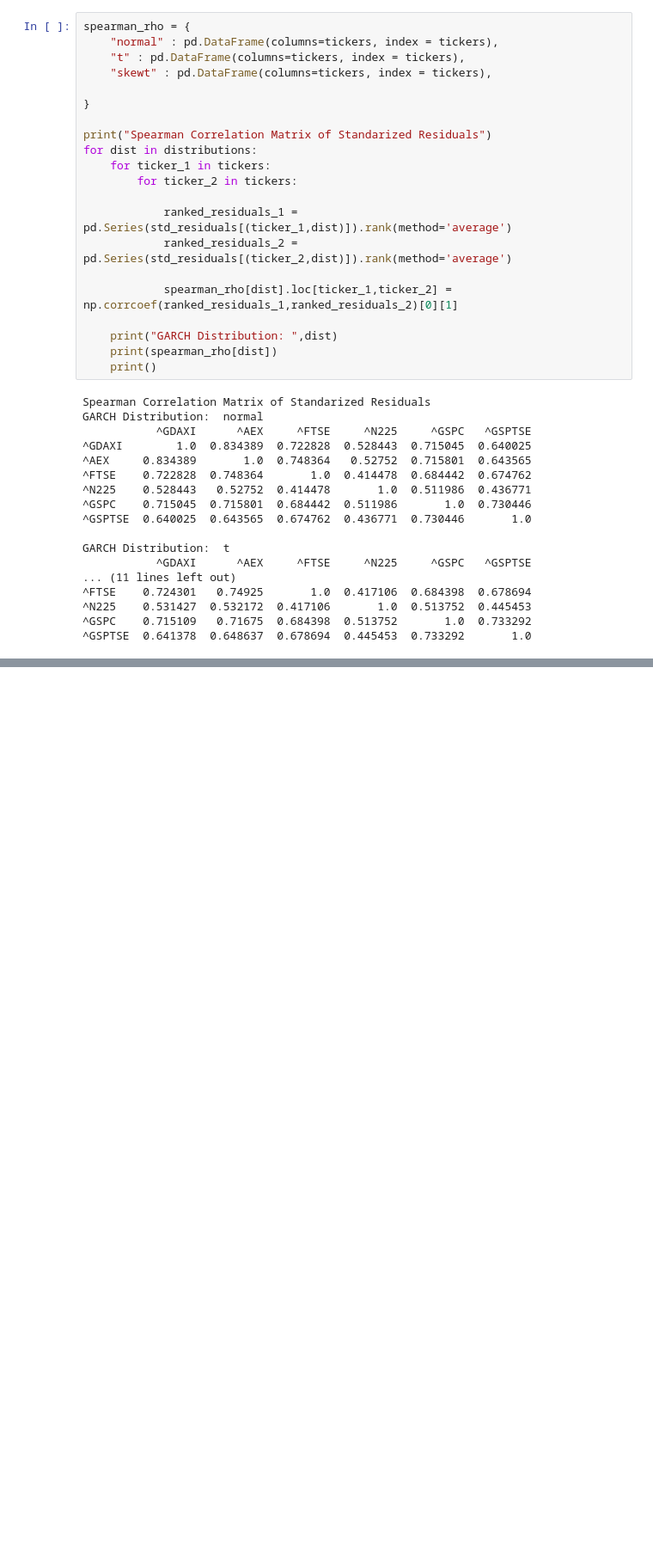
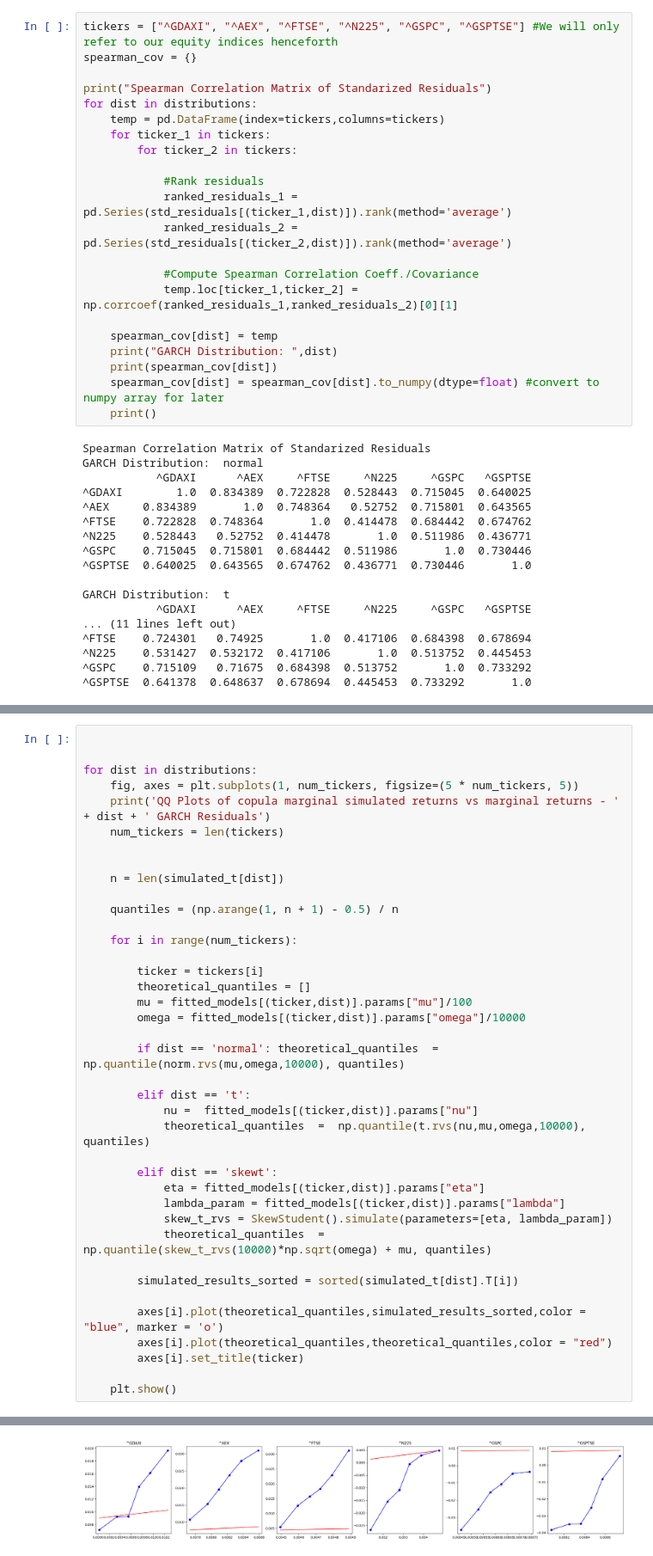
Before and after one commit to somethingwithmuffininit/GARCH-Copula-BasketModel, a Jupyter notebook: program.ipynb, the cells around one changed output, grey strips where cells are left out. Shown at 86% size. Drawn from its saved outputs; the diff is of its cells as text; blank space fills up the shorter version.

```diff
--- a/program.ipynb
+++ b/program.ipynb
@@ -334,23 +413,24 @@ Using the standarized residuals from our Student's t GARCH model, we calculate t
 # %%
-spearman_rho = {
-    "normal" : pd.DataFrame(columns=tickers, index = tickers),
-    "t" : pd.DataFrame(columns=tickers, index = tickers),
-    "skewt" : pd.DataFrame(columns=tickers, index = tickers),
-
-}
+tickers = ["^GDAXI", "^AEX", "^FTSE", "^N225", "^GSPC", "^GSPTSE"] #We will only refer to our equity indices henceforth
+spearman_cov = {}
 
 print("Spearman Correlation Matrix of Standarized Residuals")
 for dist in distributions:
+    temp = pd.DataFrame(index=tickers,columns=tickers)
     for ticker_1 in tickers:
         for ticker_2 in tickers:
 
+            #Rank residuals
             ranked_residuals_1 = pd.Series(std_residuals[(ticker_1,dist)]).rank(method='average')
             ranked_residuals_2 = pd.Series(std_residuals[(ticker_2,dist)]).rank(method='average')
 
-            spearman_rho[dist].loc[ticker_1,ticker_2] = np.corrcoef(ranked_residuals_1,ranked_residuals_2)[0][1]
+            #Compute Spearman Correlation Coeff./Covariance
+            temp.loc[ticker_1,ticker_2] = np.corrcoef(ranked_residuals_1,ranked_residuals_2)[0][1]
 
+    spearman_cov[dist] = temp
     print("GARCH Distribution: ",dist)
-    print(spearman_rho[dist])
+    print(spearman_cov[dist])
+    spearman_cov[dist] = spearman_cov[dist].to_numpy(dtype=float) #convert to numpy array for later
     print()
 # %% [output]
 Spearman Correlation Matrix of Standarized Residuals
@@ -441,0 +532,40 @@ if dist == "t":
+# %%
+
+
+for dist in distributions:
+    fig, axes = plt.subplots(1, num_tickers, figsize=(5 * num_tickers, 5))
+    print('QQ Plots of copula marginal simulated returns vs marginal returns - ' + dist + ' GARCH Residuals')
+    num_tickers = len(tickers)
+
+
+    n = len(simulated_t[dist])
+
+    quantiles = (np.arange(1, n + 1) - 0.5) / n
+
+    for i in range(num_tickers):
+
+        ticker = tickers[i]
+        theoretical_quantiles = []
+        mu = fitted_models[(ticker,dist)].params["mu"]/100
+        omega = fitted_models[(ticker,dist)].params["omega"]/10000
+
+        if dist == 'normal': theoretical_quantiles  =  np.quantile(norm.rvs(mu,omega,10000), quantiles)
+
+        elif dist == 't':
+            nu =  fitted_models[(ticker,dist)].params["nu"]
+            theoretical_quantiles  =  np.quantile(t.rvs(nu,mu,omega,10000), quantiles)
+
+        elif dist == 'skewt':
+            eta = fitted_models[(ticker,dist)].params["eta"]
+            lambda_param = fitted_models[(ticker,dist)].params["lambda"]
+            skew_t_rvs = SkewStudent().simulate(parameters=[eta, lambda_param])
+            theoretical_quantiles  =  np.quantile(skew_t_rvs(10000)*np.sqrt(omega) + mu, quantiles)
+
+        simulated_results_sorted = sorted(simulated_t[dist].T[i])
+
+        axes[i].plot(theoretical_quantiles,simulated_results_sorted,color = "blue", marker = 'o')
+        axes[i].plot(theoretical_quantiles,theoretical_quantiles,color = "red")
+        axes[i].set_title(ticker)
+
+    plt.show()
+# %% [output]
@@ -441,0 +573 @@ if dist == "t":
+[figure, added]
```
Also changed, not shown: parts of 44 cells of this notebook, 10 other files.
